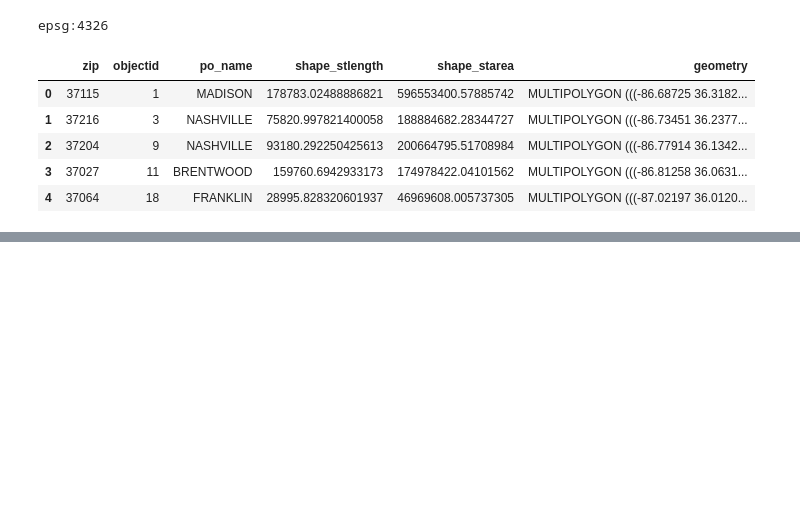
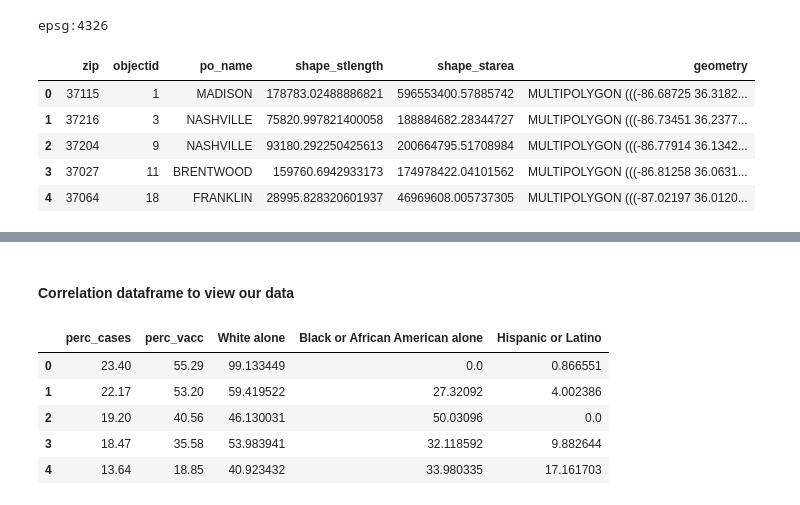
Before and after one commit to Engu12/nash-covid-cases-vaccines-honky_tonkin, a Jupyter notebook: notebook/EDA2.ipynb, the cells around one changed output, grey strips where cells are left out. Saved outputs shown, nothing was run; the diff lists cells and outputs as text; code cells hidden in the pictures; blank space fills up the shorter version.

```diff
--- a/notebook/EDA2.ipynb
+++ b/notebook/EDA2.ipynb
@@ -610,0 +695,18 @@ epsg:4326
+# %% [markdown]
+#### Correlation dataframe to view our data
+# %%
+# Select zip,perc_cases, perc_vacc from c_v_zip dataframe
+corr_df = c_v_zip.iloc[:,[0,4,5]]
+# Merge it to bring in the ethnicity data
+corr_df1 = pd.merge(left=corr_df, right=ethnicity_df, how='inner', left_on='zip',right_on='zip')
+#Select only the necessary columns to carried out a correlation
+corr_df2 = corr_df1.iloc[:,[1,2,3,4,10]]
+corr_df2.head()
+#c_v_zip.head()
+# %% [output]
+|  | perc_cases | perc_vacc | White alone | Black or African American alone | Hispanic or Latino |
+| 0 | 23.40 | 55.29 | 99.133449 | 0.0 | 0.866551 |
+| 1 | 22.17 | 53.20 | 59.419522 | 27.32092 | 4.002386 |
+| 2 | 19.20 | 40.56 | 46.130031 | 50.03096 | 0.0 |
+| 3 | 18.47 | 35.58 | 53.983941 | 32.118592 | 9.882644 |
+| 4 | 13.64 | 18.85 | 40.923432 | 33.980335 | 17.161703 |
```
Also changed, not shown: parts of 11 cells of this notebook, 2 other files.
